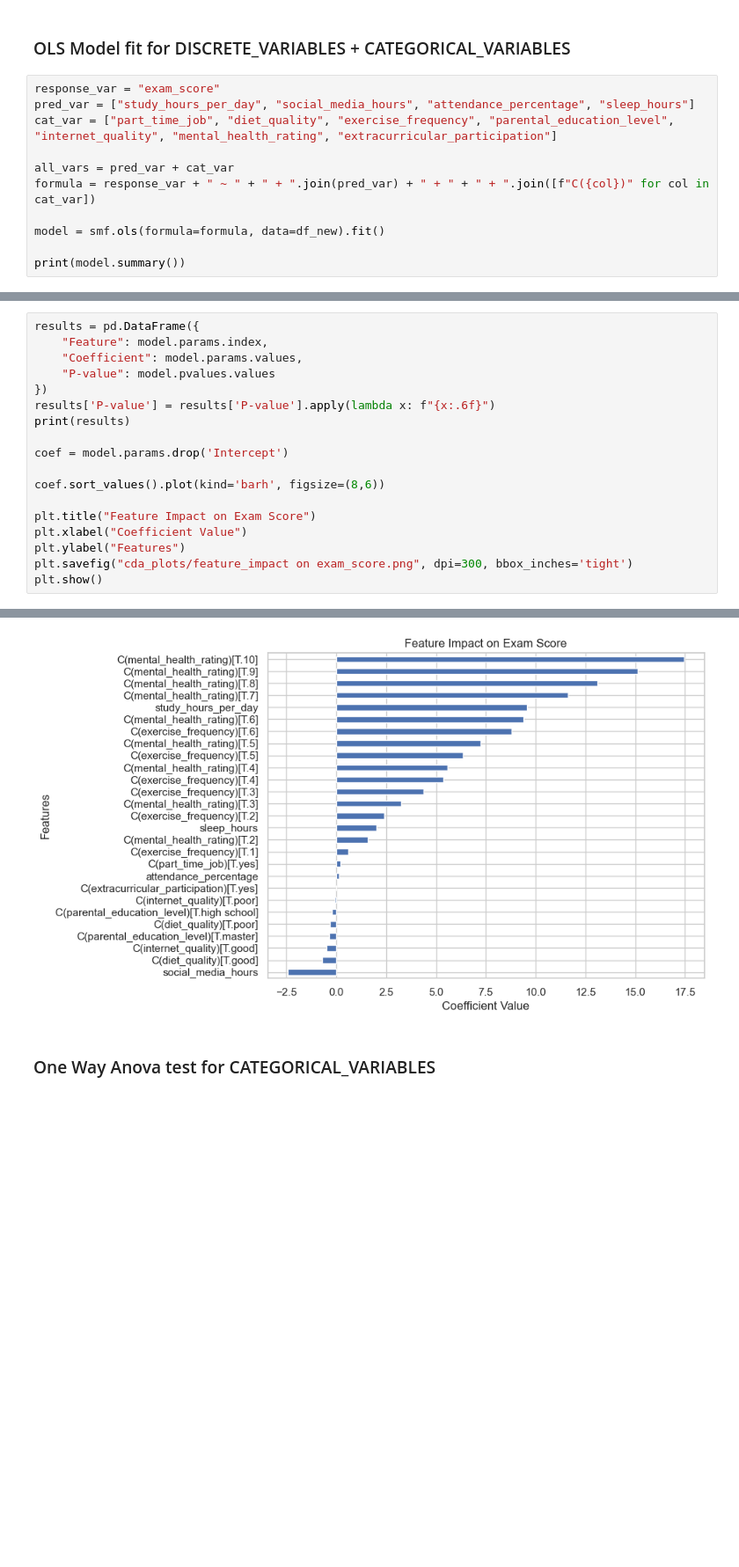
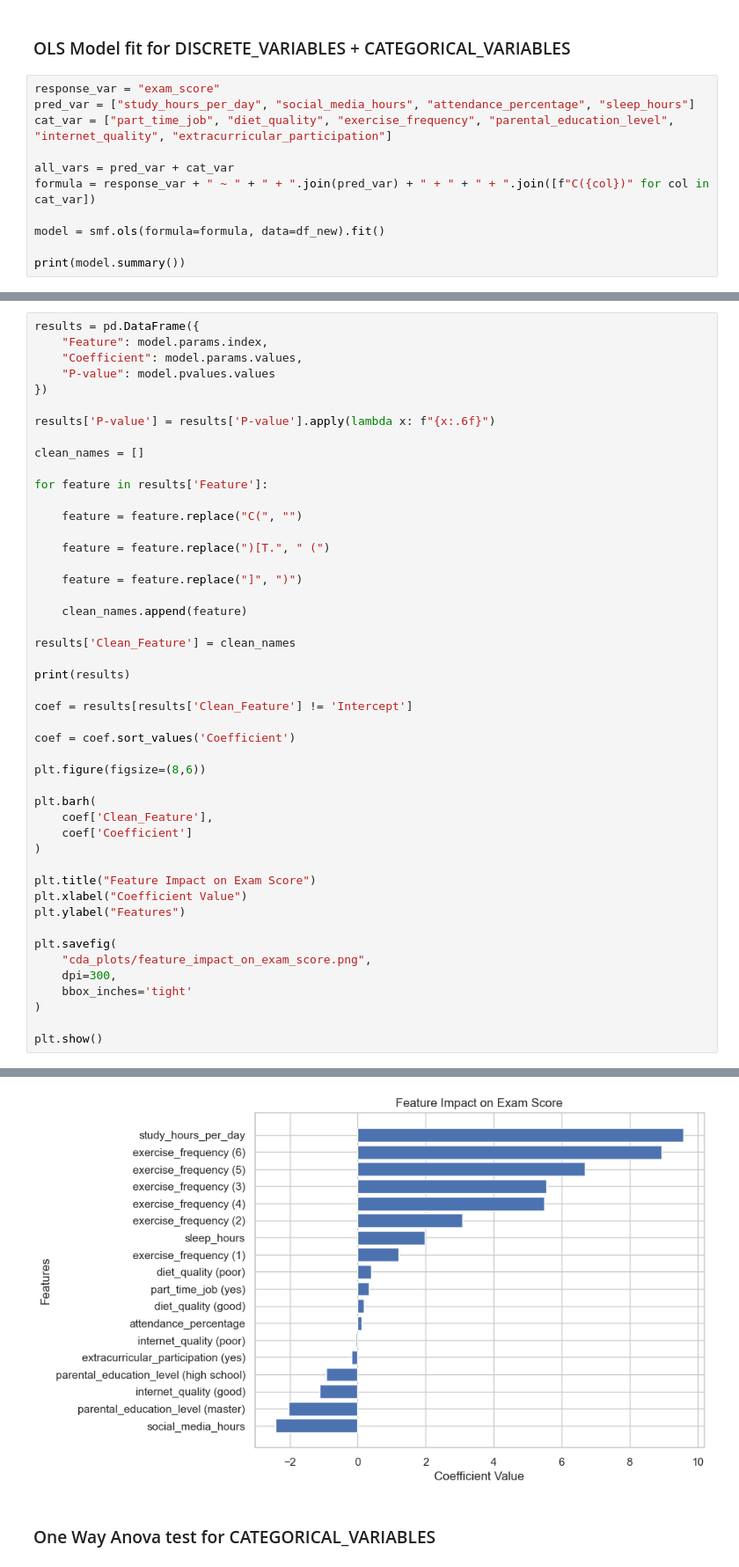
Before and after one commit to manuuu13/data7001_group15_project, a Jupyter notebook: python scripts/behavioral_data_cda.ipynb, the cells around one changed output, grey strips where cells are left out. Shown at 88% size. Drawn from its saved outputs; the diff is of its cells as text; blank space fills up the shorter version.

```diff
--- a/python scripts/behavioral_data_cda.ipynb
+++ b/python scripts/behavioral_data_cda.ipynb
@@ -131,7 +131,7 @@ vif_data["VIF"] = [variance_inflation_factor(X.values, i)
 # %%
 response_var = "exam_score"
 pred_var = ["study_hours_per_day", "social_media_hours", "attendance_percentage", "sleep_hours"]
-cat_var = ["part_time_job", "diet_quality", "exercise_frequency", "parental_education_level", "internet_quality", "mental_health_rating", "extracurricular_participation"]
+cat_var = ["part_time_job", "diet_quality", "exercise_frequency", "parental_education_level", "internet_quality", "extracurricular_participation"]
 
 all_vars = pred_var + cat_var
 formula = response_var + " ~ " + " + ".join(pred_var) + " + " + " + ".join([f"C({col})" for col in cat_var])
@@ -163,16 +163,45 @@ results = pd.DataFrame({
     "Coefficient": model.params.values,
     "P-value": model.pvalues.values
 })
+
 results['P-value'] = results['P-value'].apply(lambda x: f"{x:.6f}")
+
+clean_names = []
+
+for feature in results['Feature']:
+
+    feature = feature.replace("C(", "")
+
+    feature = feature.replace(")[T.", " (")
+
+    feature = feature.replace("]", ")")
+
+    clean_names.append(feature)
+
+results['Clean_Feature'] = clean_names
+
 print(results)
 
-coef = model.params.drop('Intercept')
+coef = results[results['Clean_Feature'] != 'Intercept']
 
-coef.sort_values().plot(kind='barh', figsize=(8,6))
+coef = coef.sort_values('Coefficient')
+
+plt.figure(figsize=(8,6))
+
+plt.barh(
+    coef['Clean_Feature'],
+    coef['Coefficient']
+)
 
 plt.title("Feature Impact on Exam Score")
 plt.xlabel("Coefficient Value")
 plt.ylabel("Features")
-plt.savefig("cda_plots/feature_impact on exam_score.png", dpi=300, bbox_inches='tight')
+
+plt.savefig(
+    "cda_plots/feature_impact_on_exam_score.png",
+    dpi=300,
+    bbox_inches='tight'
+)
+
 plt.show()
 # %% [output]
@@ -196,4 +225,4 @@ plt.show()
-[figure, old version]
+[figure, new version]
 # %% [markdown]
 ### One Way Anova test for CATEGORICAL_VARIABLES
 # %%
```
Also changed, not shown: parts of 4 cells of this notebook.
